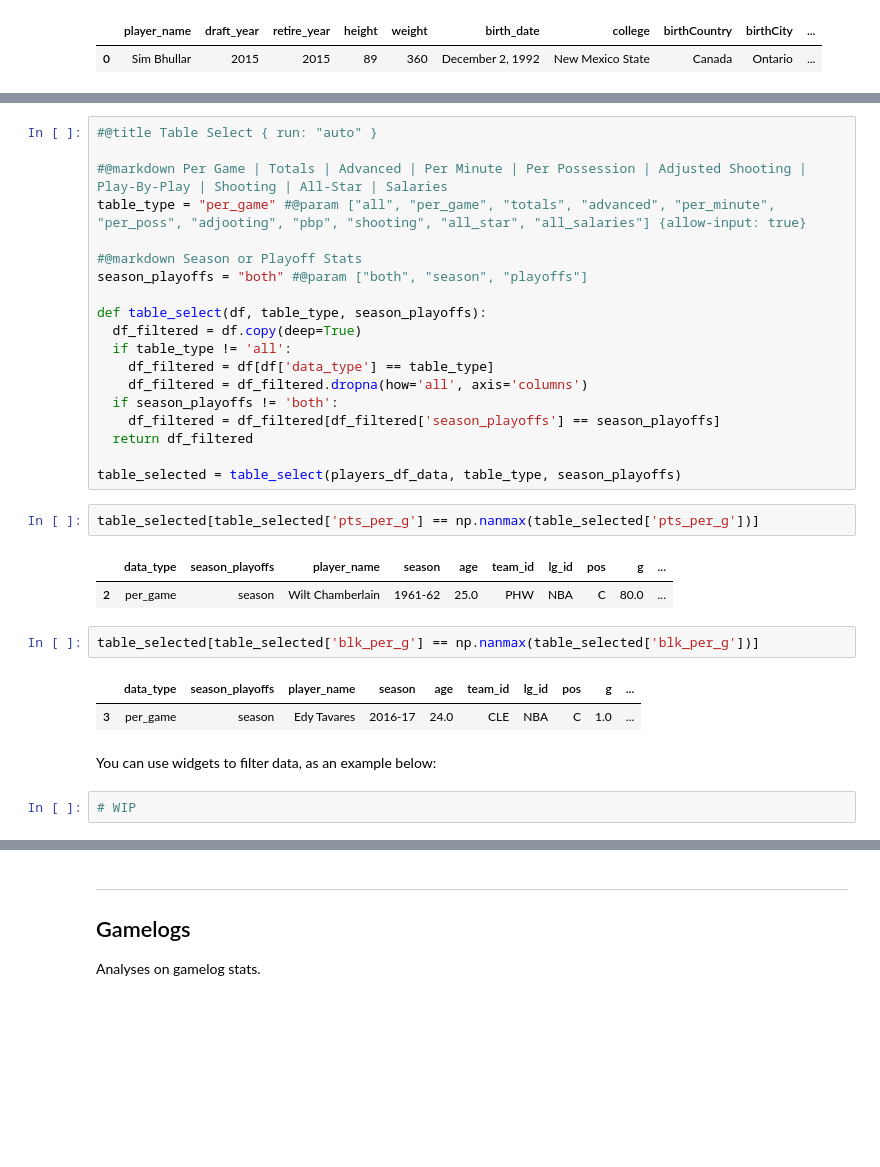
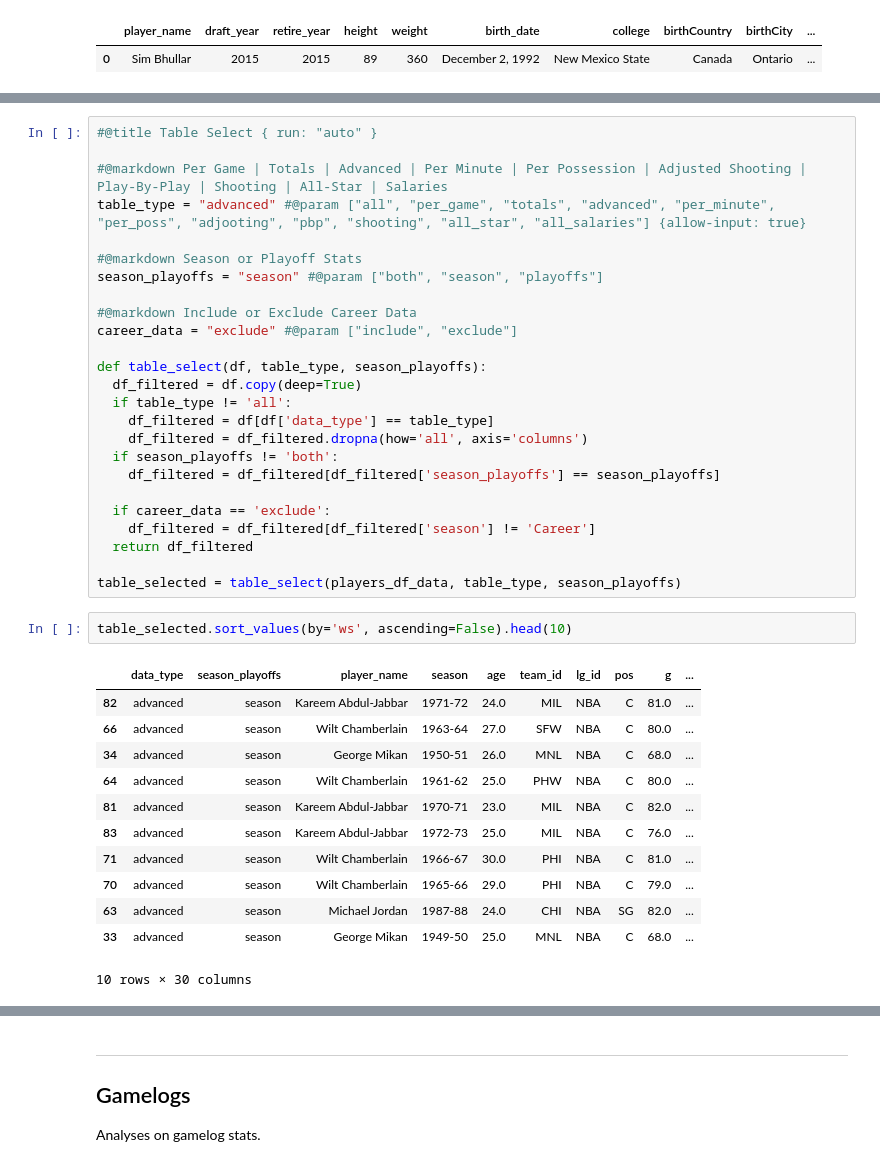
Before and after one commit to rahim-hashim/NBA-Prediction-Algorithms, a Jupyter notebook: basketball-reference-analyses.ipynb, the cells around one changed output, grey strips where cells are left out. Drawn from its saved outputs; the diff is of its cells as text; blank space fills up the shorter version.

```diff
--- a/basketball-reference-analyses.ipynb
+++ b/basketball-reference-analyses.ipynb
@@ -207,10 +156,13 @@ Analyses on season-wide stats.
 #@title Table Select { run: "auto" }
 
 #@markdown Per Game | Totals | Advanced | Per Minute | Per Possession | Adjusted Shooting | Play-By-Play | Shooting | All-Star | Salaries
-table_type = "per_game" #@param ["all", "per_game", "totals", "advanced", "per_minute", "per_poss", "adjooting", "pbp", "shooting", "all_star", "all_salaries"] {allow-input: true}
+table_type = "advanced" #@param ["all", "per_game", "totals", "advanced", "per_minute", "per_poss", "adjooting", "pbp", "shooting", "all_star", "all_salaries"] {allow-input: true}
 
 #@markdown Season or Playoff Stats
-season_playoffs = "both" #@param ["both", "season", "playoffs"]
+season_playoffs = "season" #@param ["both", "season", "playoffs"]
+
+#@markdown Include or Exclude Career Data
+career_data = "exclude" #@param ["include", "exclude"]
 
 def table_select(df, table_type, season_playoffs):
   df_filtered = df.copy(deep=True)
@@ -219,20 +171,24 @@ def table_select(df, table_type, season_playoffs):
     df_filtered = df_filtered.dropna(how='all', axis='columns')
   if season_playoffs != 'both':
     df_filtered = df_filtered[df_filtered['season_playoffs'] == season_playoffs]
+
+  if career_data == 'exclude':
+    df_filtered = df_filtered[df_filtered['season'] != 'Career']
   return df_filtered
 
 table_selected = table_select(players_df_data, table_type, season_playoffs)
-# %%
-table_selected[table_selected['pts_per_g'] == np.nanmax(table_selected['pts_per_g'])]
-# %% [output]
-|  | data_type | season_playoffs | player_name | season | age | team_id | lg_id | pos | g | ... |
-| 2 | per_game | season | Wilt Chamberlain | 1961-62 | 25.0 | PHW | NBA | C | 80.0 | ... |
-# %%
-table_selected[table_selected['blk_per_g'] == np.nanmax(table_selected['blk_per_g'])]
-# %% [output]
-|  | data_type | season_playoffs | player_name | season | age | team_id | lg_id | pos | g | ... |
-| 3 | per_game | season | Edy Tavares | 2016-17 | 24.0 | CLE | NBA | C | 1.0 | ... |
-# %% [markdown]
-You can use widgets to filter data, as an example below:
-# %%
-# WIP
+# %%
+table_selected.sort_values(by='ws', ascending=False).head(10)
+# %% [output]
+|  | data_type | season_playoffs | player_name | season | age | team_id | lg_id | pos | g | ... |
+| 82 | advanced | season | Kareem Abdul-Jabbar | 1971-72 | 24.0 | MIL | NBA | C | 81.0 | ... |
+| 66 | advanced | season | Wilt Chamberlain | 1963-64 | 27.0 | SFW | NBA | C | 80.0 | ... |
+| 34 | advanced | season | George Mikan | 1950-51 | 26.0 | MNL | NBA | C | 68.0 | ... |
+| 64 | advanced | season | Wilt Chamberlain | 1961-62 | 25.0 | PHW | NBA | C | 80.0 | ... |
+| 81 | advanced | season | Kareem Abdul-Jabbar | 1970-71 | 23.0 | MIL | NBA | C | 82.0 | ... |
+| 83 | advanced | season | Kareem Abdul-Jabbar | 1972-73 | 25.0 | MIL | NBA | C | 76.0 | ... |
+| 71 | advanced | season | Wilt Chamberlain | 1966-67 | 30.0 | PHI | NBA | C | 81.0 | ... |
+| 70 | advanced | season | Wilt Chamberlain | 1965-66 | 29.0 | PHI | NBA | C | 79.0 | ... |
+| 63 | advanced | season | Michael Jordan | 1987-88 | 24.0 | CHI | NBA | SG | 82.0 | ... |
+| 33 | advanced | season | George Mikan | 1949-50 | 25.0 | MNL | NBA | C | 68.0 | ... |
+10 rows × 30 columns
```
Also changed, not shown: parts of 17 cells of this notebook, 26 other files.
